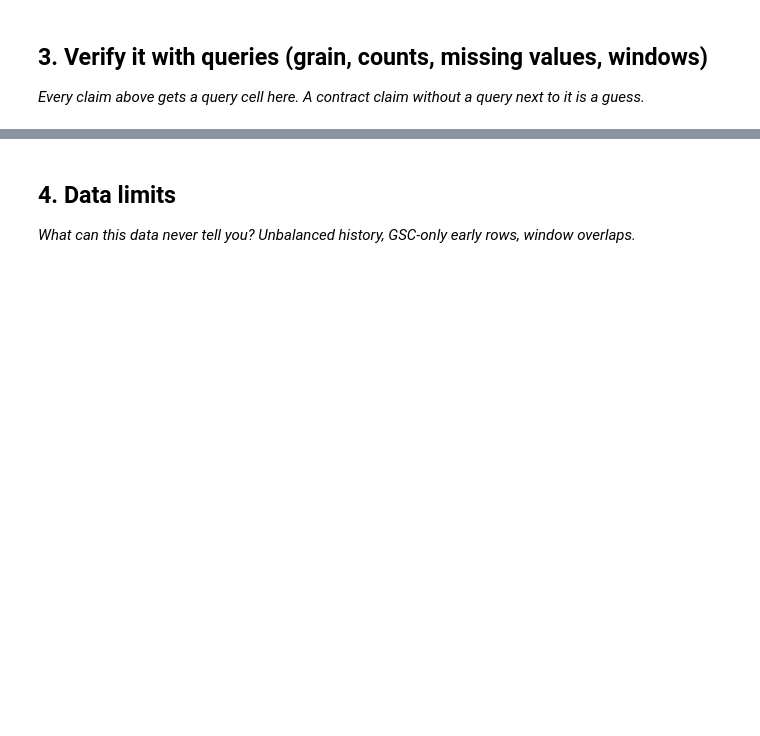
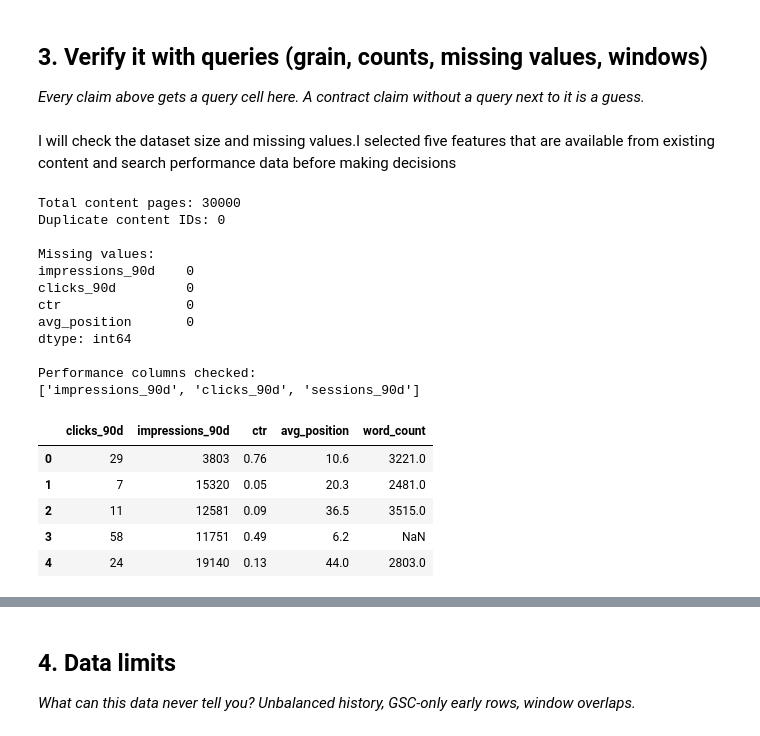
Before and after one commit to noor00-ai/fly_rank_intern, a Jupyter notebook: work/notebooks/w03_data_contract.ipynb, the cells around one changed output, grey strips where cells are left out. Drawn from its saved outputs; the diff is of its cells as text; code cells hidden in the pictures; blank space fills up the shorter version.

```diff
--- a/work/notebooks/w03_data_contract.ipynb
+++ b/work/notebooks/w03_data_contract.ipynb
@@ -29,0 +71,38 @@ This skeleton is yours to fill. Work the sections **in order** — each one has
+# %% [markdown]
+I will check the dataset size and missing values.I selected five features that are available from existing content and search performance data before making decisions
+# %%
+# This cell is for CODE (numbers, a query, a check).
+# Write your text answer in the cell ABOVE thisprint("Total rows:", len(df))
+print("Total content pages:", df.shape[0])
+print("Duplicate content IDs:", df['content_id'].duplicated().sum())
+print("\nMissing values:")
+print(df[['impressions_90d','clicks_90d','ctr','avg_position']].isnull().sum())
+print("\nPerformance columns checked:")
+print(['impressions_90d','clicks_90d','sessions_90d'])
+
+feature_df = df[['clicks_90d',
+                 'impressions_90d',
+                 'ctr',
+                 'avg_position',
+                 'word_count']]
+
+feature_df.head()
+# %% [output]
+Total content pages: 30000
+Duplicate content IDs: 0
+
+Missing values:
+impressions_90d    0
+clicks_90d         0
+ctr                0
+avg_position       0
+dtype: int64
+
+Performance columns checked:
+['impressions_90d', 'clicks_90d', 'sessions_90d']
+|  | clicks_90d | impressions_90d | ctr | avg_position | word_count |
+| 0 | 29 | 3803 | 0.76 | 10.6 | 3221.0 |
+| 1 | 7 | 15320 | 0.05 | 20.3 | 2481.0 |
+| 2 | 11 | 12581 | 0.09 | 36.5 | 3515.0 |
+| 3 | 58 | 11751 | 0.49 | 6.2 | NaN |
+| 4 | 24 | 19140 | 0.13 | 44.0 | 2803.0 |
```
Also changed, not shown: parts of 10 cells of this notebook.
